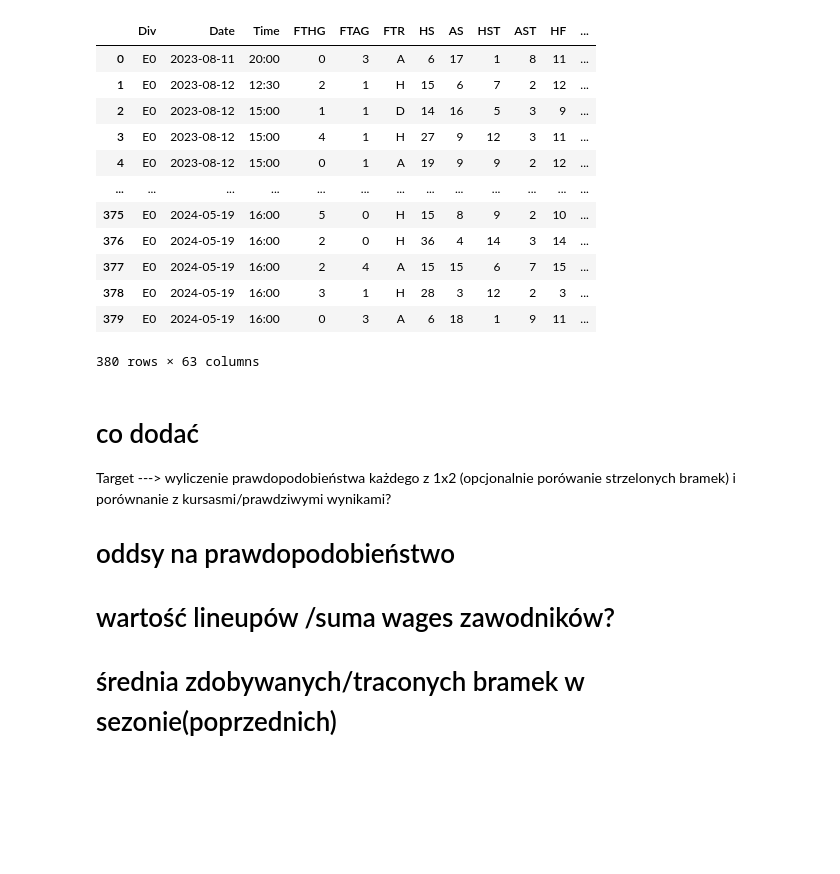
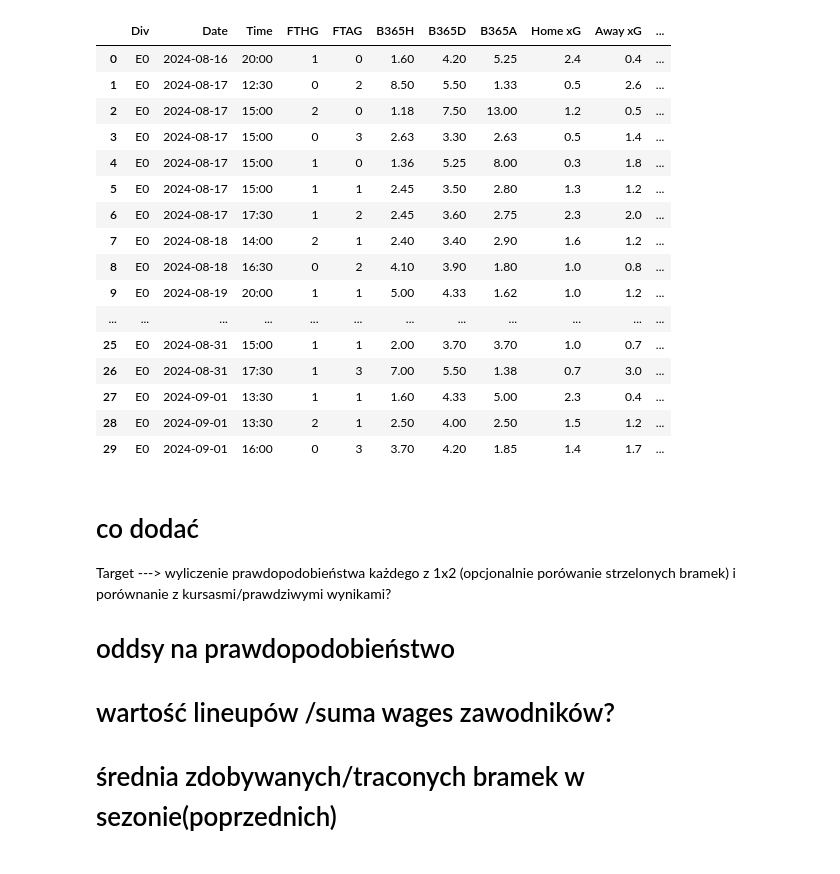
Before and after one commit to mcparaca/Football-betting-model, a Jupyter notebook: Football_predictions_bets_model/Main.ipynb, the cells around one changed output. Saved outputs shown, nothing was run; the diff lists cells and outputs as text; code cells hidden in the pictures; blank space fills up the shorter version.

Commit message:
Cleaned code, created file with functions, universal for any seasonal data

```diff
--- a/Football_predictions_bets_model/Main.ipynb
+++ b/Football_predictions_bets_model/Main.ipynb
@@ -11,2 +8,0 @@ premier_league_season23_24 = pd.read_csv('E0.csv')
-# %%
-teams = premier_league_season23_24['HomeTeam'].unique()
@@ -464,3 +8,0 @@ xgoals_23_24 = xgoals_23_24[['Home Team', 'Away Team','Home xG', 'Away xG']]
-# %%
-teams = sorted(teams)
-teams2 = sorted(xgoals_23_24['Home Team'].unique())
@@ -755,16 +8,0 @@ merged_teams_datasets_23_24
-# %%
-premier_league_season23_24
-# %% [output]
-|  | Div | Date | Time | FTHG | FTAG | FTR | HS | AS | HST | AST | HF | ... |
-| 0 | E0 | 2023-08-11 | 20:00 | 0 | 3 | A | 6 | 17 | 1 | 8 | 11 | ... |
-| 1 | E0 | 2023-08-12 | 12:30 | 2 | 1 | H | 15 | 6 | 7 | 2 | 12 | ... |
-| 2 | E0 | 2023-08-12 | 15:00 | 1 | 1 | D | 14 | 16 | 5 | 3 | 9 | ... |
-| 3 | E0 | 2023-08-12 | 15:00 | 4 | 1 | H | 27 | 9 | 12 | 3 | 11 | ... |
-| 4 | E0 | 2023-08-12 | 15:00 | 0 | 1 | A | 19 | 9 | 9 | 2 | 12 | ... |
-| ... | ... | ... | ... | ... | ... | ... | ... | ... | ... | ... | ... | ... |
-| 375 | E0 | 2024-05-19 | 16:00 | 5 | 0 | H | 15 | 8 | 9 | 2 | 10 | ... |
-| 376 | E0 | 2024-05-19 | 16:00 | 2 | 0 | H | 36 | 4 | 14 | 3 | 14 | ... |
-| 377 | E0 | 2024-05-19 | 16:00 | 2 | 4 | A | 15 | 15 | 6 | 7 | 15 | ... |
-| 378 | E0 | 2024-05-19 | 16:00 | 3 | 1 | H | 28 | 3 | 12 | 2 | 3 | ... |
-| 379 | E0 | 2024-05-19 | 16:00 | 0 | 3 | A | 6 | 18 | 1 | 9 | 11 | ... |
-380 rows × 63 columns
@@ -770,0 +18,9 @@ premier_league_season23_24
+# %%
+def prepare_dataframe(csv_file, season):
+    season_data = pd.read_csv(csv_file)
+    teams = season_data['HomeTeam'].unique()
+    url = f"https://fbref.com/en/comps/9/{season}/schedule/{season}-Premier-League-Scores-and-Fixtures"
+    season_data = join_scraped(url, season_data, season, teams)
+    season_data = clean_v2(season_data)
+    season_data = create_seasonal_table(season_data,teams)
+    return season_data
@@ -771,3 +29,25 @@ premier_league_season23_24
+# %%
+premier_league_season24_25 = prepare_dataframe('24_25_eng.csv', '2024-2025')
+# %%
+premier_league_season24_25
+# %% [output]
+|  | Div | Date | Time | FTHG | FTAG | B365H | B365D | B365A | Home xG | Away xG | ... |
+| 0 | E0 | 2024-08-16 | 20:00 | 1 | 0 | 1.60 | 4.20 | 5.25 | 2.4 | 0.4 | ... |
+| 1 | E0 | 2024-08-17 | 12:30 | 0 | 2 | 8.50 | 5.50 | 1.33 | 0.5 | 2.6 | ... |
+| 2 | E0 | 2024-08-17 | 15:00 | 2 | 0 | 1.18 | 7.50 | 13.00 | 1.2 | 0.5 | ... |
+| 3 | E0 | 2024-08-17 | 15:00 | 0 | 3 | 2.63 | 3.30 | 2.63 | 0.5 | 1.4 | ... |
+| 4 | E0 | 2024-08-17 | 15:00 | 1 | 0 | 1.36 | 5.25 | 8.00 | 0.3 | 1.8 | ... |
+| 5 | E0 | 2024-08-17 | 15:00 | 1 | 1 | 2.45 | 3.50 | 2.80 | 1.3 | 1.2 | ... |
+| 6 | E0 | 2024-08-17 | 17:30 | 1 | 2 | 2.45 | 3.60 | 2.75 | 2.3 | 2.0 | ... |
+| 7 | E0 | 2024-08-18 | 14:00 | 2 | 1 | 2.40 | 3.40 | 2.90 | 1.6 | 1.2 | ... |
+| 8 | E0 | 2024-08-18 | 16:30 | 0 | 2 | 4.10 | 3.90 | 1.80 | 1.0 | 0.8 | ... |
+| 9 | E0 | 2024-08-19 | 20:00 | 1 | 1 | 5.00 | 4.33 | 1.62 | 1.0 | 1.2 | ... |
+| ... | ... | ... | ... | ... | ... | ... | ... | ... | ... | ... | ... |
+| 25 | E0 | 2024-08-31 | 15:00 | 1 | 1 | 2.00 | 3.70 | 3.70 | 1.0 | 0.7 | ... |
+| 26 | E0 | 2024-08-31 | 17:30 | 1 | 3 | 7.00 | 5.50 | 1.38 | 0.7 | 3.0 | ... |
+| 27 | E0 | 2024-09-01 | 13:30 | 1 | 1 | 1.60 | 4.33 | 5.00 | 2.3 | 0.4 | ... |
+| 28 | E0 | 2024-09-01 | 13:30 | 2 | 1 | 2.50 | 4.00 | 2.50 | 1.5 | 1.2 | ... |
+| 29 | E0 | 2024-09-01 | 16:00 | 0 | 3 | 3.70 | 4.20 | 1.85 | 1.4 | 1.7 | ... |
 # %% [markdown]
 # co dodać
 
```
Also changed, not shown: parts of 15 cells of this notebook, 1 other file.
